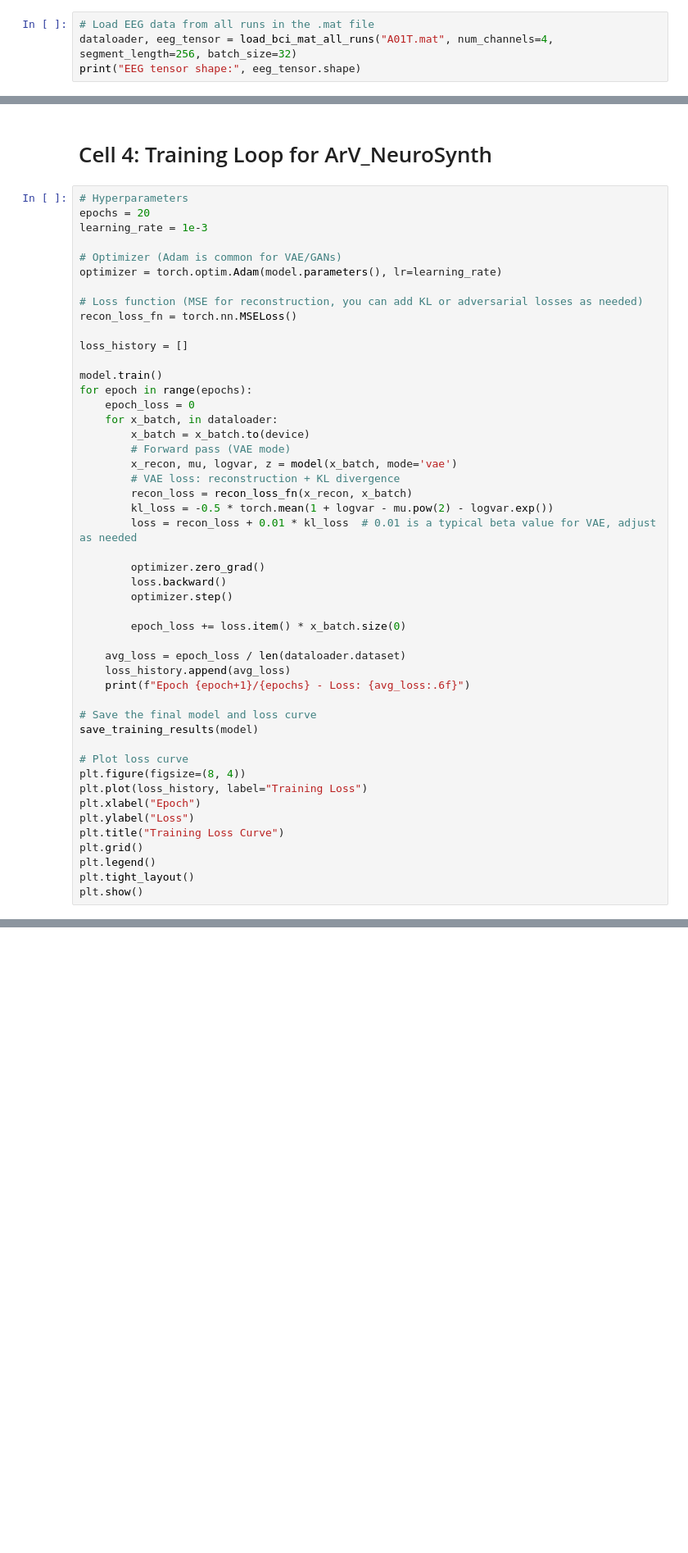
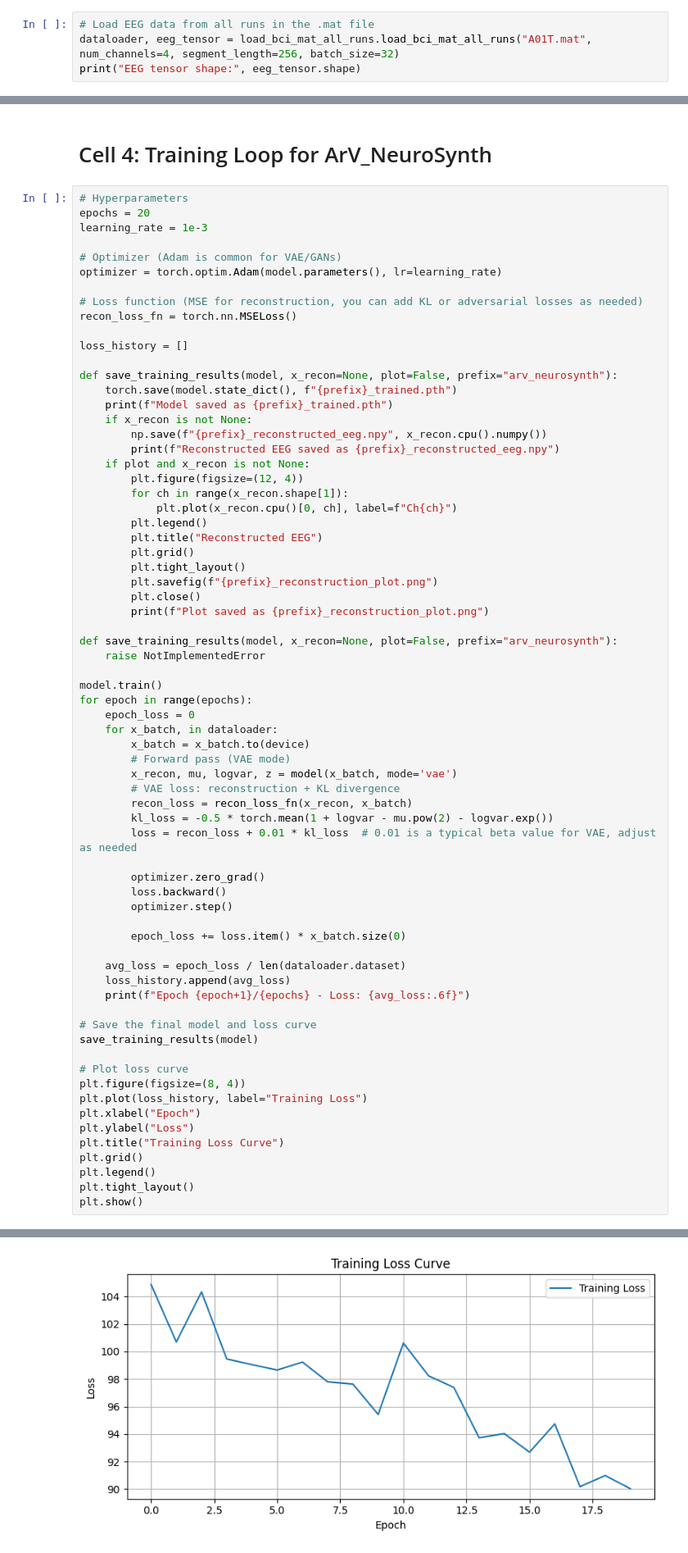
Before and after one commit to ArshiaVahedi/ArV_NeuroSynth, a Jupyter notebook: Enhanced_ArV_NeuroSynth_Notebook.ipynb, the cells around one changed output, grey strips where cells are left out. Shown: that part at 82% size. Saved outputs shown, nothing was run; the diff lists cells and outputs as text; blank space fills up the shorter version.

```diff
--- a/Enhanced_ArV_NeuroSynth_Notebook.ipynb
+++ b/Enhanced_ArV_NeuroSynth_Notebook.ipynb
@@ -14,6 +14,6 @@ import matplotlib.pyplot as plt
 # Cell 2: Data Loading
 # %%
 # Load EEG data from all runs in the .mat file
-dataloader, eeg_tensor = load_bci_mat_all_runs("A01T.mat", num_channels=4, segment_length=256, batch_size=32)
+dataloader, eeg_tensor = load_bci_mat_all_runs.load_bci_mat_all_runs("A01T.mat", num_channels=4, segment_length=256, batch_size=32)
 print("EEG tensor shape:", eeg_tensor.shape)
 # %% [output]
@@ -38,6 +40,27 @@ optimizer = torch.optim.Adam(model.parameters(), lr=learning_rate)
 recon_loss_fn = torch.nn.MSELoss()
 
 loss_history = []
+
+def save_training_results(model, x_recon=None, plot=False, prefix="arv_neurosynth"):
+    torch.save(model.state_dict(), f"{prefix}_trained.pth")
+    print(f"Model saved as {prefix}_trained.pth")
+    if x_recon is not None:
+        np.save(f"{prefix}_reconstructed_eeg.npy", x_recon.cpu().numpy())
+        print(f"Reconstructed EEG saved as {prefix}_reconstructed_eeg.npy")
+    if plot and x_recon is not None:
+        plt.figure(figsize=(12, 4))
+        for ch in range(x_recon.shape[1]):
+            plt.plot(x_recon.cpu()[0, ch], label=f"Ch{ch}")
+        plt.legend()
+        plt.title("Reconstructed EEG")
+        plt.grid()
+        plt.tight_layout()
+        plt.savefig(f"{prefix}_reconstruction_plot.png")
+        plt.close()
+        print(f"Plot saved as {prefix}_reconstruction_plot.png")
+
+def save_training_results(model, x_recon=None, plot=False, prefix="arv_neurosynth"):
+    raise NotImplementedError
 
 model.train()
 for epoch in range(epochs):
@@ -74,3 +97,4 @@ plt.grid()
 plt.legend()
 plt.tight_layout()
 plt.show()
+# %% [output]
@@ -77,3 +118,4 @@ plt.show()
+[figure, added]
 # %% [markdown]
 # Cell 5: Save & Load Utilities
 # %%
```
Also changed, not shown: parts of 10 cells of this notebook, 5 other files.
